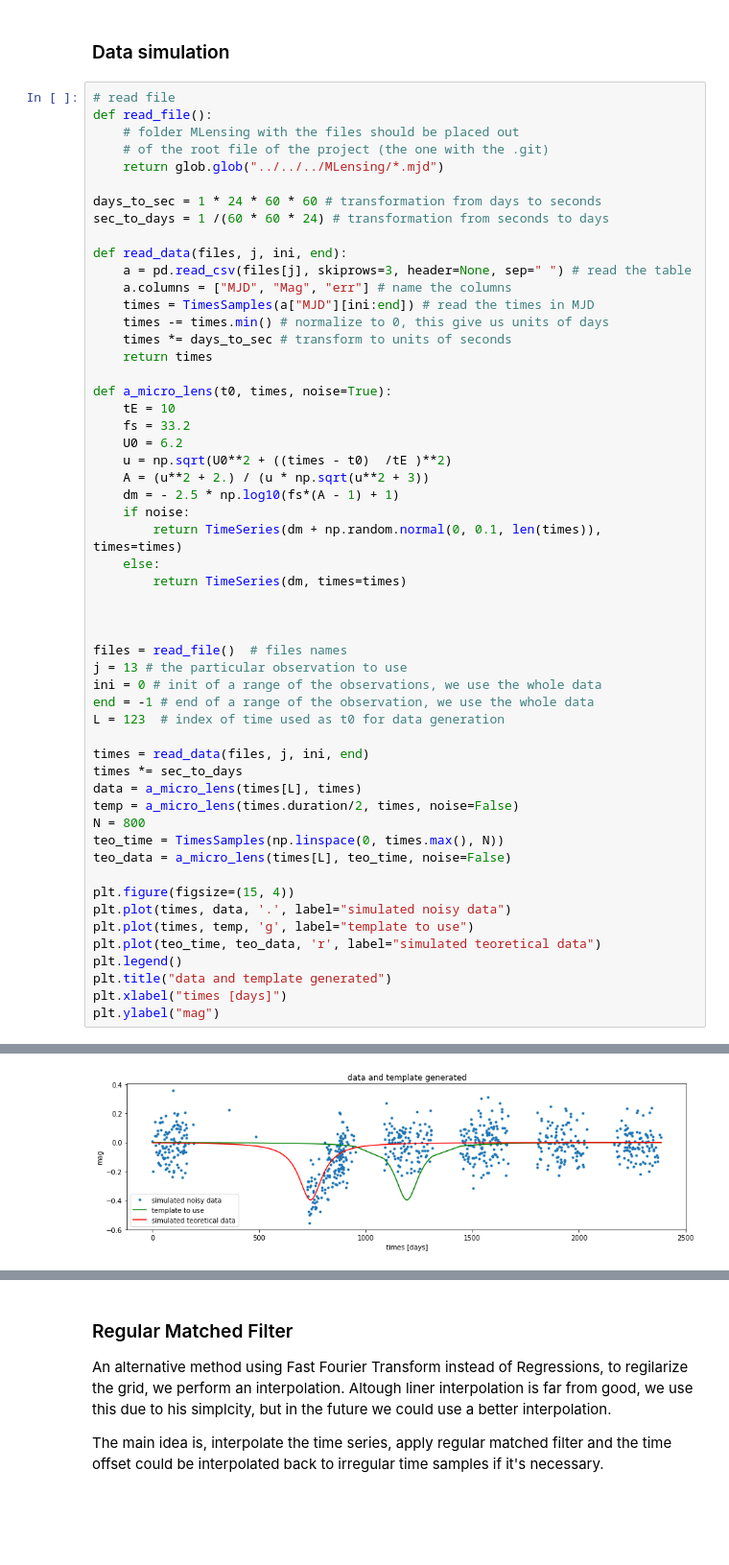
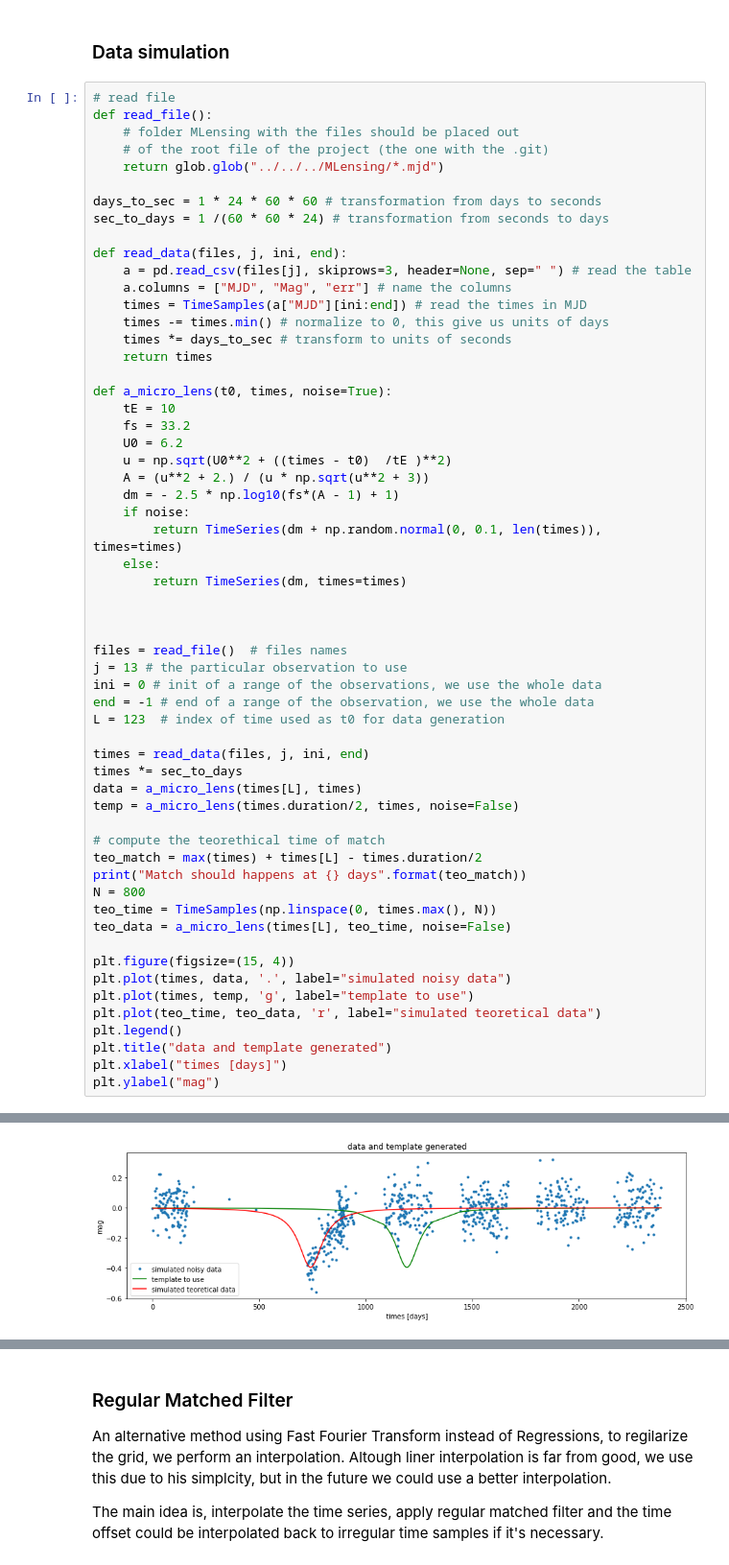
Before and after one commit to frmunozz/IrregularMatchedFilter, a Jupyter notebook: notebooks/analysis/comparingMethods.ipynb, the cells around one changed output, grey strips where cells are left out. Shown at 96% size. Drawn from its saved outputs; the diff is of its cells as text; blank space fills up the shorter version.

```diff
--- a/notebooks/analysis/comparingMethods.ipynb
+++ b/notebooks/analysis/comparingMethods.ipynb
@@ -40,7 +41,7 @@ sec_to_days = 1 /(60 * 60 * 24) # transformation from seconds to days
 def read_data(files, j, ini, end):
     a = pd.read_csv(files[j], skiprows=3, header=None, sep=" ") # read the table
     a.columns = ["MJD", "Mag", "err"] # name the columns
-    times = TimesSamples(a["MJD"][ini:end]) # read the times in MJD
+    times = TimeSamples(a["MJD"][ini:end]) # read the times in MJD
     times -= times.min() # normalize to 0, this give us units of days
     times *= days_to_sec # transform to units of seconds
     return times
@@ -69,8 +70,12 @@ times = read_data(files, j, ini, end)
 times *= sec_to_days
 data = a_micro_lens(times[L], times)
 temp = a_micro_lens(times.duration/2, times, noise=False)
+
+# compute the teorethical time of match
+teo_match = max(times) + times[L] - times.duration/2
+print("Match should happens at {} days".format(teo_match))
 N = 800
-teo_time = TimesSamples(np.linspace(0, times.max(), N))
+teo_time = TimeSamples(np.linspace(0, times.max(), N))
 teo_data = a_micro_lens(times[L], teo_time, noise=False)
 
 plt.figure(figsize=(15, 4))
@@ -86 +92 @@ Text(0, 0.5, 'mag')
-[figure, old version]
+[figure, new version]
```
Also changed, not shown: parts of 7 cells of this notebook.
